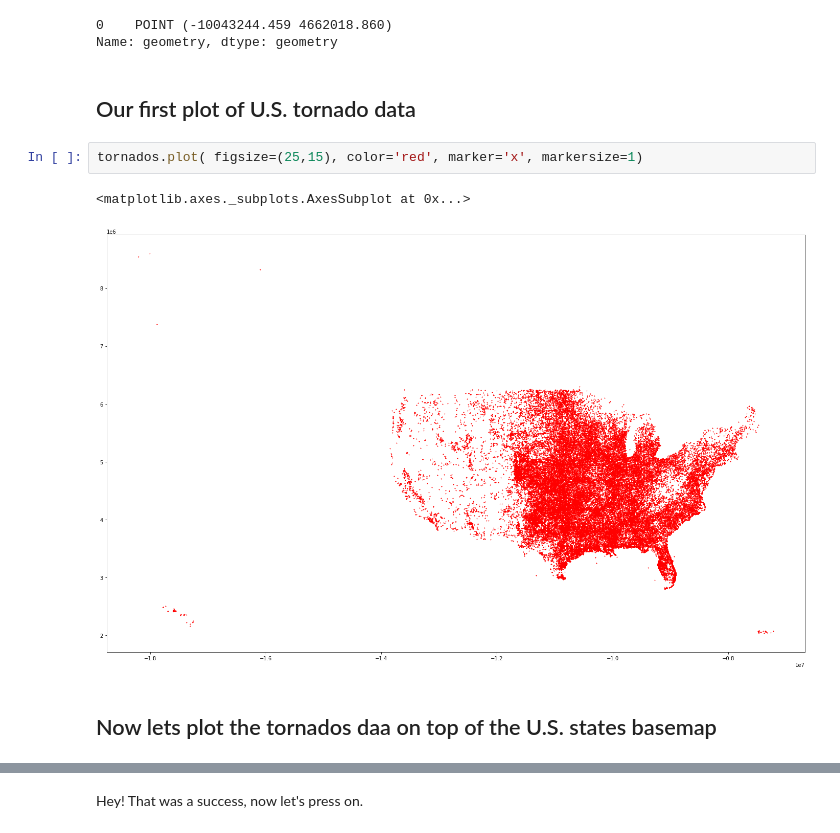
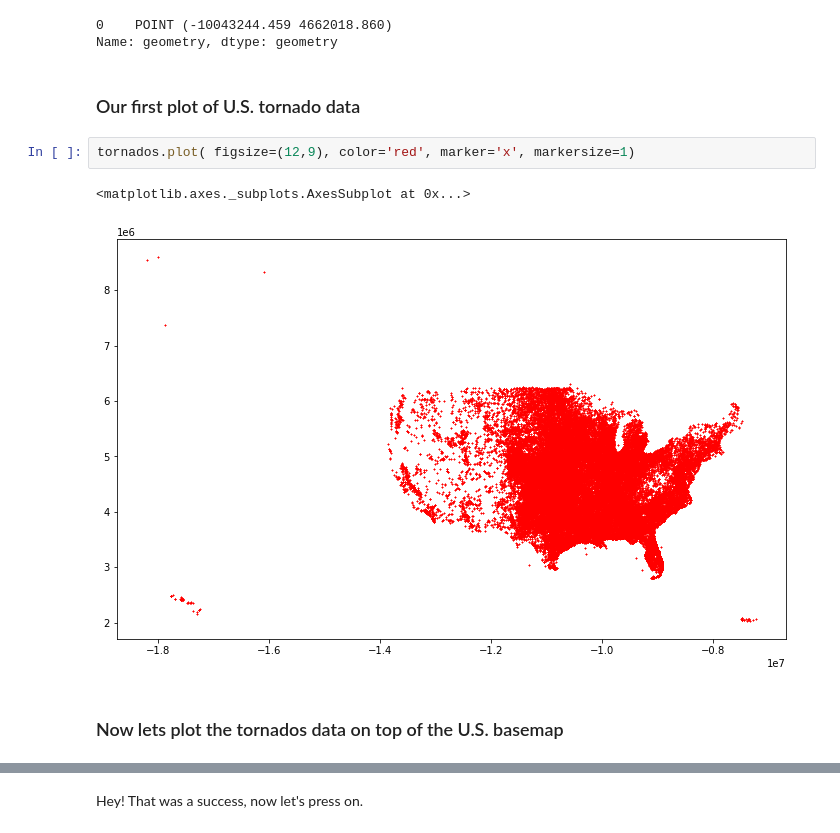
Before and after one commit to joncutrer/geopandas-tutorial, a Jupyter notebook: geopandas-plot-us-tornados.ipynb, the cells around one changed output, grey strips where cells are left out. Drawn from its saved outputs; the diff is of its cells as text.

Commit message:
finished tornados notebook

```diff
--- a/geopandas-plot-us-tornados.ipynb
+++ b/geopandas-plot-us-tornados.ipynb
@@ -182,13 +186,13 @@ tornados[:1].geometry
 0    POINT (-10043244.459 4662018.860)
 Name: geometry, dtype: geometry
 # %% [markdown]
-## Our first plot of U.S. tornado data
+### Our first plot of U.S. tornado data
 # %%
-tornados.plot( figsize=(25,15), color='red', marker='x', markersize=1)
+tornados.plot( figsize=(12,9), color='red', marker='x', markersize=1)
 # %% [output]
 <matplotlib.axes._subplots.AxesSubplot at 0x...>
-[figure, old version]
+[figure, new version]
 # %% [markdown]
-## Now lets plot the tornados daa on top of the U.S. states basemap
+### Now lets plot the tornados data on top of the U.S. basemap
 # %%
 import matplotlib.pyplot as plt
```
Also changed, not shown: parts of 28 cells of this notebook.
